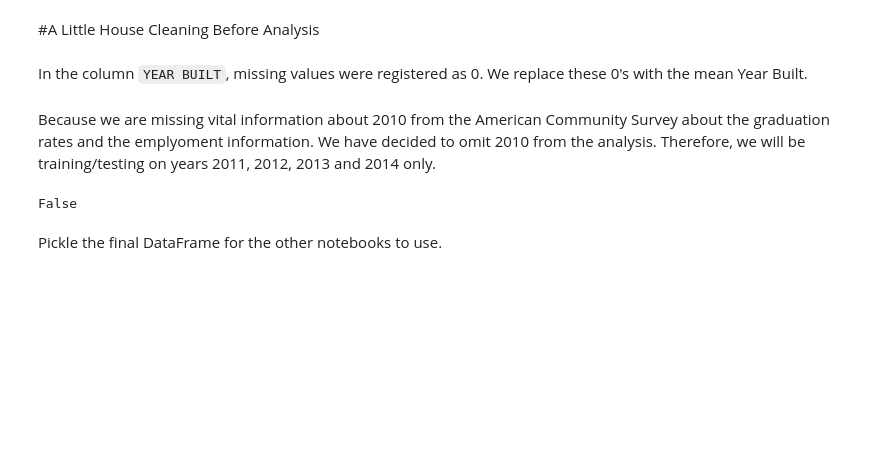
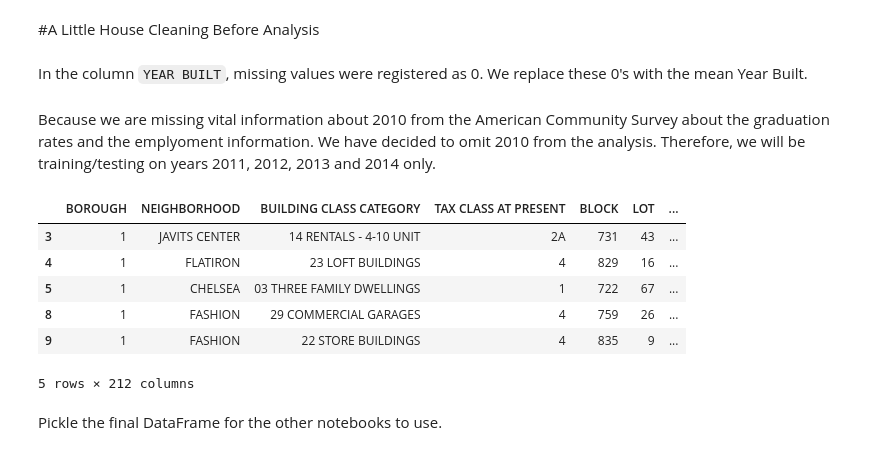
Before and after one commit to jkelleher17/apirates, a Jupyter notebook: Book1.ipynb, the cells around one changed output. Cells and saved outputs as stored; diff of their text form; code cells hidden in the pictures; blank space fills up the shorter version.

```diff
--- a/Book1.ipynb
+++ b/Book1.ipynb
@@ -952,9 +963,14 @@ Because we are missing vital information about 2010 from the American Community
 # %%
 pickle = df3[~df3['YEAR'].isin([2007,2008,2009,2010])]
 pickle.head()
-pickle.isnull().any().any()
 # %% [output]
+|  | BOROUGH | NEIGHBORHOOD | BUILDING CLASS CATEGORY | TAX CLASS AT PRESENT | BLOCK | LOT | ... |
+| 3 | 1 | JAVITS CENTER | 14 RENTALS - 4-10 UNIT | 2A | 731 | 43 | ... |
+| 4 | 1 | FLATIRON | 23 LOFT BUILDINGS | 4 | 829 | 16 | ... |
+| 5 | 1 | CHELSEA | 03 THREE FAMILY DWELLINGS | 1 | 722 | 67 | ... |
+| 8 | 1 | FASHION | 29 COMMERCIAL GARAGES | 4 | 759 | 26 | ... |
+| 9 | 1 | FASHION | 22 STORE BUILDINGS | 4 | 835 | 9 | ... |
-False
+5 rows × 212 columns
 # %% [markdown]
 Pickle the final DataFrame for the other notebooks to use.
 # %%
```
Also changed, not shown: parts of 7 cells of this notebook.
